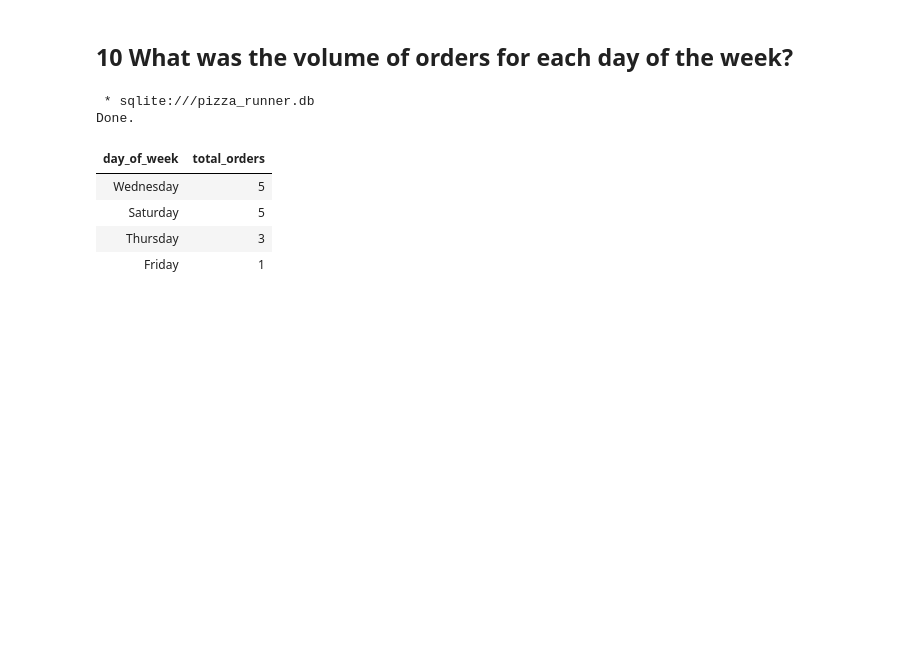
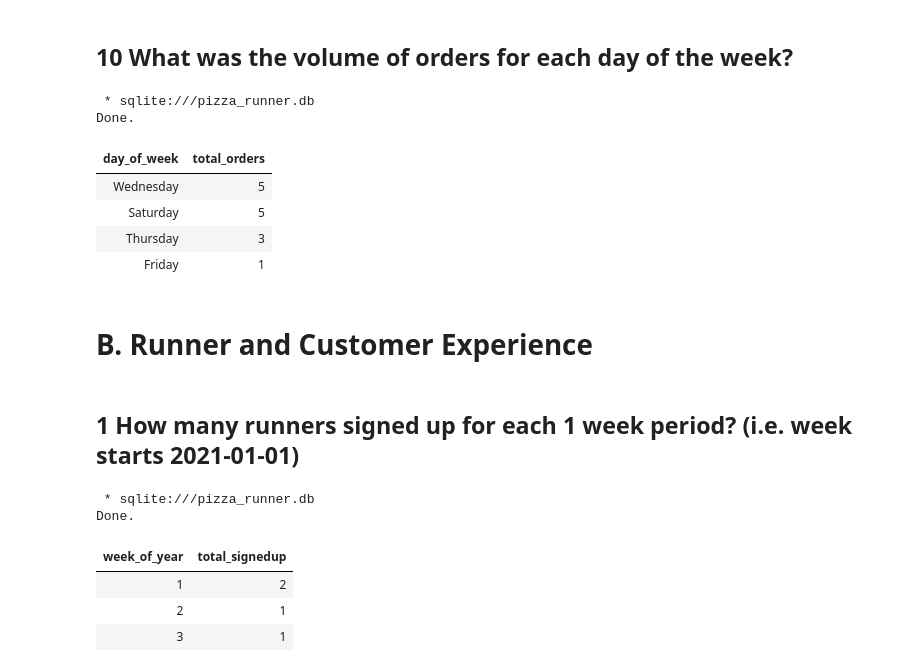
Before and after one commit to Kuziomkin/analytics_case_study, a Jupyter notebook: pizza_runner/pizza_runner_sql.ipynb, the cells around one changed output. Saved outputs shown, nothing was run; the diff lists cells and outputs as text; code cells hidden in the pictures; blank space fills up the shorter version.

```diff
--- a/pizza_runner/pizza_runner_sql.ipynb
+++ b/pizza_runner/pizza_runner_sql.ipynb
@@ -606,3 +606,24 @@ Done.
 | Saturday | 5 |
 | Thursday | 3 |
 | Friday | 1 |
+# %% [markdown]
+# B. Runner and Customer Experience
+# %% [markdown]
+## 1 How many runners signed up for each 1 week period? (i.e. week starts 2021-01-01)
+# %%
+%%sql
+
+SELECT
+    CAST(STRFTIME("%W", registration_date) AS int) + 1 AS week_of_year
+    , COUNT(runner_id) AS total_signedup
+FROM
+    runners
+GROUP BY
+    week_of_year
+# %% [output]
+ * sqlite:///pizza_runner.db
+Done.
+| week_of_year | total_signedup |
+| 1 | 2 |
+| 2 | 1 |
+| 3 | 1 |
```
Also changed, not shown: parts of 5 cells of this notebook.
